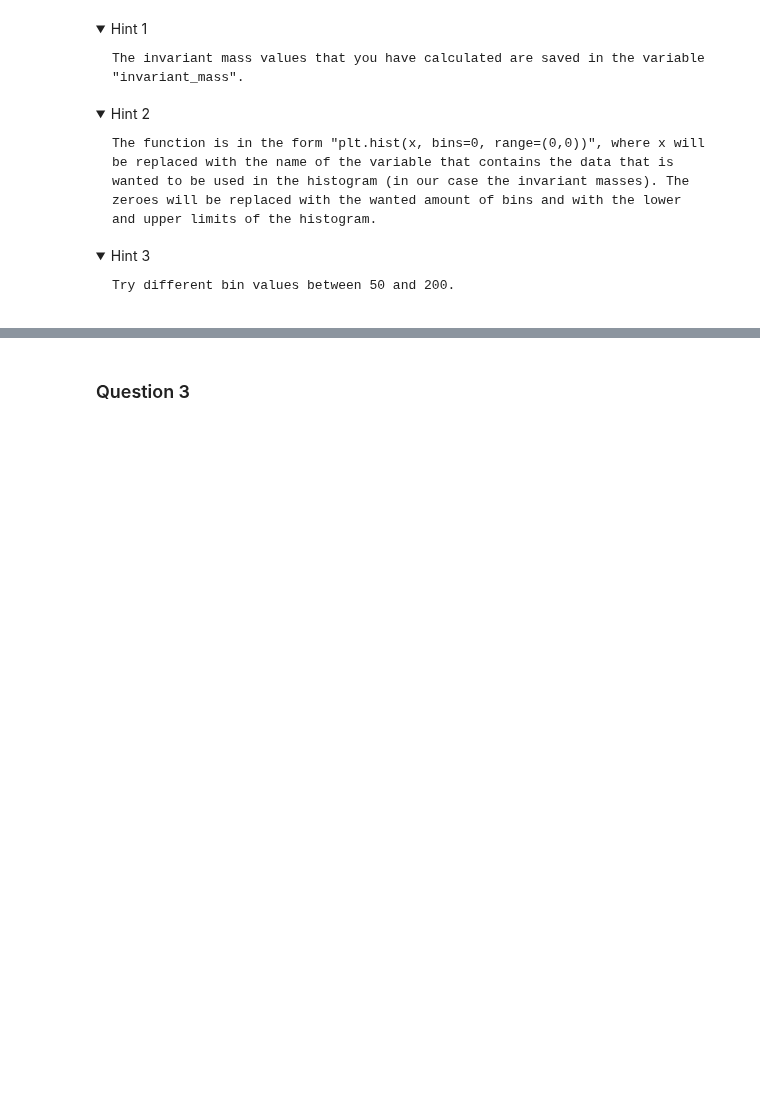
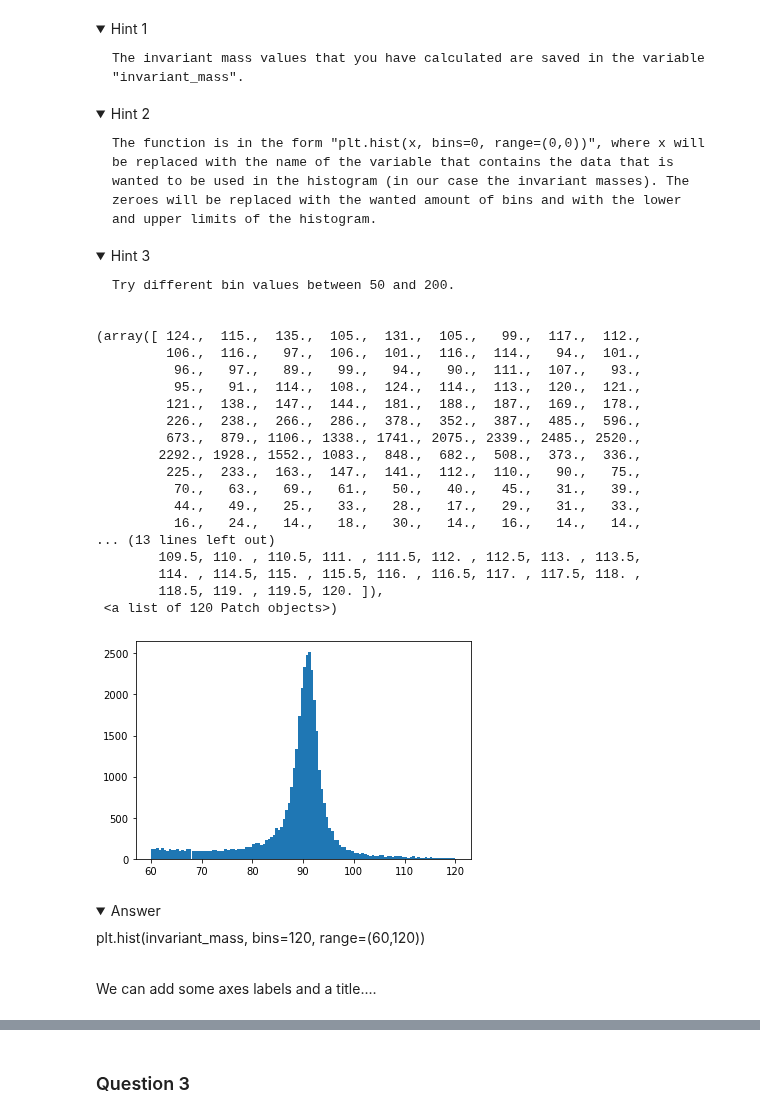
Before and after one commit to olaiya/zboson-exercise, a Jupyter notebook: Exercise.ipynb, the cells around one changed output, grey strips where cells are left out. Saved outputs shown, nothing was run; the diff lists cells and outputs as text; code cells hidden in the pictures; folded sections open; blank space fills up the shorter version.

```diff
--- a/Exercise.ipynb
+++ b/Exercise.ipynb
@@ -569,4 +563,39 @@ If you get stuck use the hints below. But try to create the histogram without us
 
     Try different bin values between 50 and 200.
 </details>
+# %%
+# Write down the line of code that will create the histogram.
+
+plt.hist(invariant_mass, bins=120, range=(60,120))
+# %% [output]
+(array([ 124.,  115.,  135.,  105.,  131.,  105.,   99.,  117.,  112.,
+         106.,  116.,   97.,  106.,  101.,  116.,  114.,   94.,  101.,
+          96.,   97.,   89.,   99.,   94.,   90.,  111.,  107.,   93.,
+          95.,   91.,  114.,  108.,  124.,  114.,  113.,  120.,  121.,
+         121.,  138.,  147.,  144.,  181.,  188.,  187.,  169.,  178.,
+         226.,  238.,  266.,  286.,  378.,  352.,  387.,  485.,  596.,
+         673.,  879., 1106., 1338., 1741., 2075., 2339., 2485., 2520.,
+        2292., 1928., 1552., 1083.,  848.,  682.,  508.,  373.,  336.,
+         225.,  233.,  163.,  147.,  141.,  112.,  110.,   90.,   75.,
+          70.,   63.,   69.,   61.,   50.,   40.,   45.,   31.,   39.,
+          44.,   49.,   25.,   33.,   28.,   17.,   29.,   31.,   33.,
+          16.,   24.,   14.,   18.,   30.,   14.,   16.,   14.,   14.,
+... (13 lines left out)
+        109.5, 110. , 110.5, 111. , 111.5, 112. , 112.5, 113. , 113.5,
+        114. , 114.5, 115. , 115.5, 116. , 116.5, 117. , 117.5, 118. ,
+        118.5, 119. , 119.5, 120. ]),
+ <a list of 120 Patch objects>)
+[figure, added]
+# %% [markdown]
+<details>
+    <summary>Answer</summary>
+
+
+plt.hist(invariant_mass, bins=120, range=(60,120))
+
+
+
+</details>
+# %% [markdown]
+We can add some axes labels and a title....
 # %%
```
Also changed, not shown: parts of 80 cells of this notebook.
